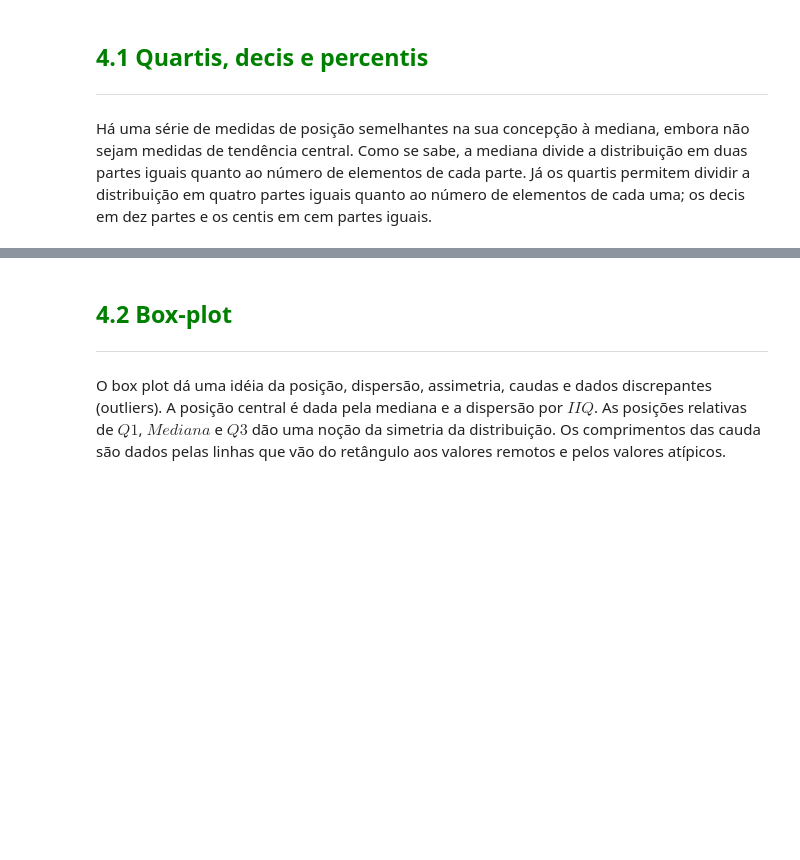
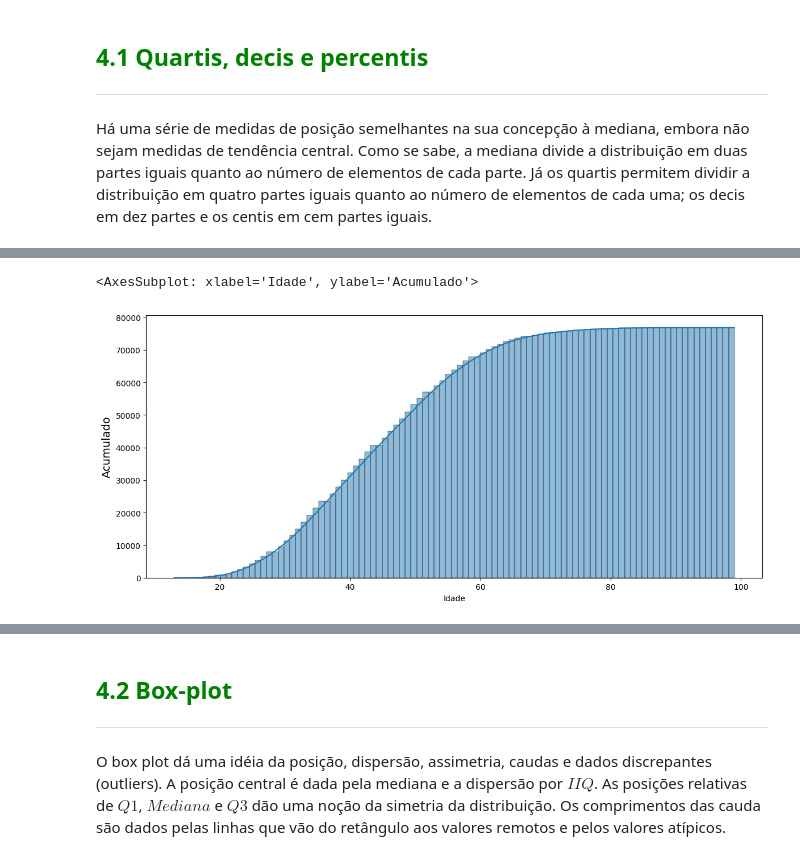
Before and after one commit to ramux2/EstatisticaPython, a Jupyter notebook: Curso de Estatística/Curso_de_Estatística_Parte_1.ipynb, the cells around one changed output, grey strips where cells are left out. Drawn from its saved outputs; the diff is of its cells as text; code cells hidden in the pictures; blank space fills up the shorter version.

```diff
--- a/Curso de Estatística/Curso_de_Estatística_Parte_1.ipynb
+++ b/Curso de Estatística/Curso_de_Estatística_Parte_1.ipynb
@@ -900,0 +940,8 @@ Há uma série de medidas de posição semelhantes na sua concepção à mediana
+# %%
+ax = sns.histplot(dados['Idade'], cumulative=True, kde=True)
+ax.figure.set_size_inches(14, 6)
+ax.set_ylabel('Acumulado', fontsize=14)
+ax
+# %% [output]
+<AxesSubplot: xlabel='Idade', ylabel='Acumulado'>
+[figure, added]
```
Also changed, not shown: parts of 11 cells of this notebook.
